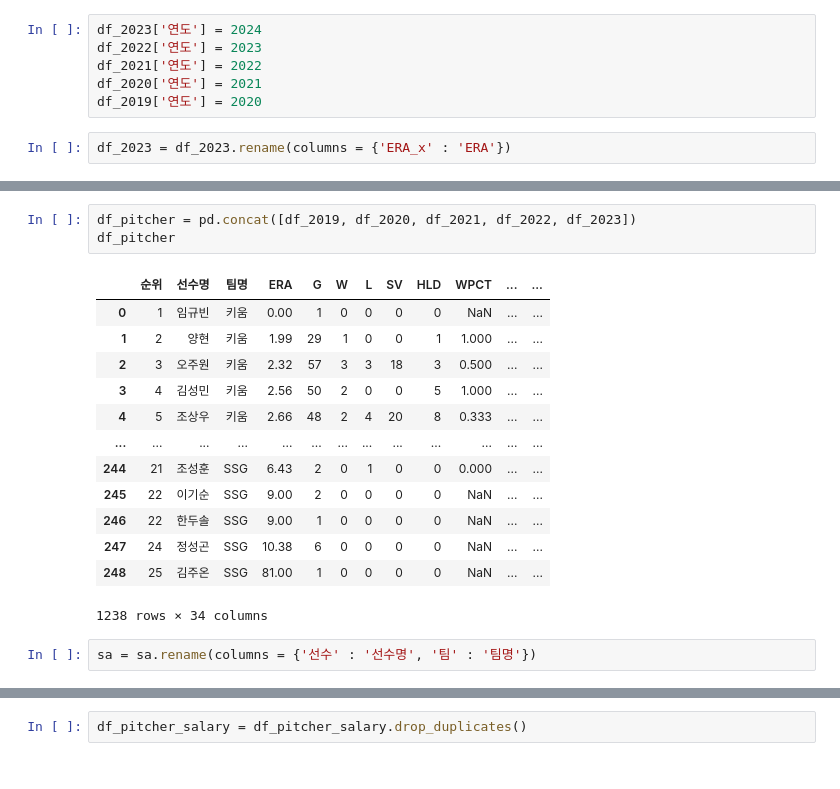
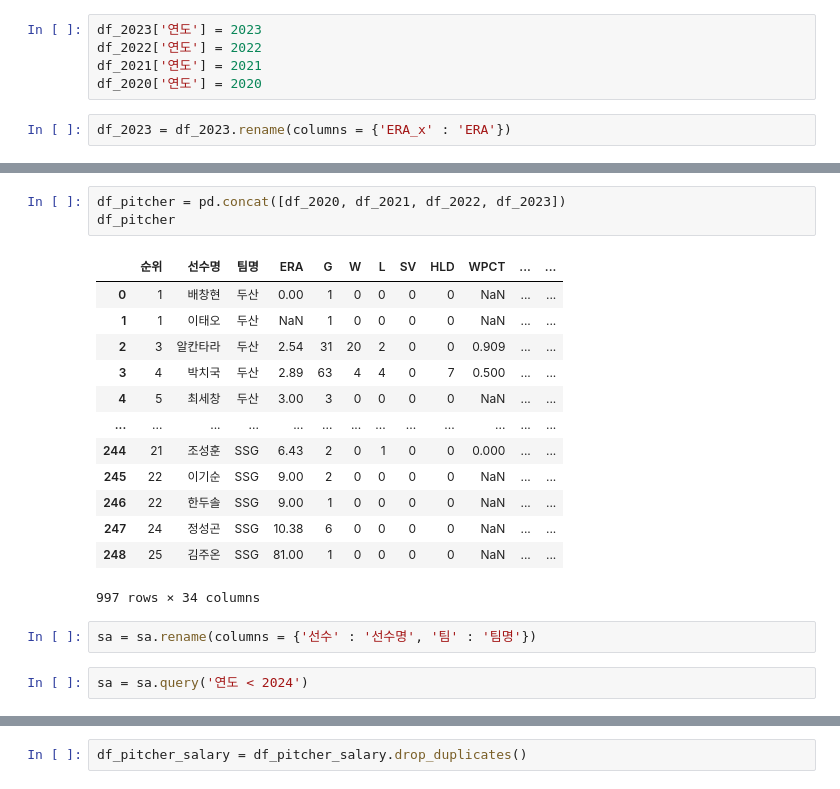
Before and after one commit to jayiuk/mid_project, a Jupyter notebook: data_check.ipynb, the cells around one changed output, grey strips where cells are left out. Cells and saved outputs as stored; diff of their text form.

```diff
--- a/data_check.ipynb
+++ b/data_check.ipynb
@@ -1359,10 +1359,9 @@ sa
 | 4204 | 신효수 | 2024 | 키움 | 1500 | 0.00 |
 4205 rows × 5 columns
 # %%
-df_2023['연도'] = 2024
-df_2022['연도'] = 2023
-df_2021['연도'] = 2022
-df_2020['연도'] = 2021
-df_2019['연도'] = 2020
+df_2023['연도'] = 2023
+df_2022['연도'] = 2022
+df_2021['연도'] = 2021
+df_2020['연도'] = 2020
 # %%
 df_2023 = df_2023.rename(columns = {'ERA_x' : 'ERA'})
@@ -1385,22 +1368,24 @@ df_2019
 # %%
-df_pitcher = pd.concat([df_2019, df_2020, df_2021, df_2022, df_2023])
+df_pitcher = pd.concat([df_2020, df_2021, df_2022, df_2023])
 df_pitcher
 # %% [output]
 |  | 순위 | 선수명 | 팀명 | ERA | G | W | L | SV | HLD | WPCT | ... | ... |
-| 0 | 1 | 임규빈 | 키움 | 0.00 | 1 | 0 | 0 | 0 | 0 | NaN | ... | ... |
-| 1 | 2 | 양현 | 키움 | 1.99 | 29 | 1 | 0 | 0 | 1 | 1.000 | ... | ... |
-| 2 | 3 | 오주원 | 키움 | 2.32 | 57 | 3 | 3 | 18 | 3 | 0.500 | ... | ... |
-| 3 | 4 | 김성민 | 키움 | 2.56 | 50 | 2 | 0 | 0 | 5 | 1.000 | ... | ... |
-| 4 | 5 | 조상우 | 키움 | 2.66 | 48 | 2 | 4 | 20 | 8 | 0.333 | ... | ... |
+| 0 | 1 | 배창현 | 두산 | 0.00 | 1 | 0 | 0 | 0 | 0 | NaN | ... | ... |
+| 1 | 1 | 이태오 | 두산 | NaN | 1 | 0 | 0 | 0 | 0 | NaN | ... | ... |
+| 2 | 3 | 알칸타라 | 두산 | 2.54 | 31 | 20 | 2 | 0 | 0 | 0.909 | ... | ... |
+| 3 | 4 | 박치국 | 두산 | 2.89 | 63 | 4 | 4 | 0 | 7 | 0.500 | ... | ... |
+| 4 | 5 | 최세창 | 두산 | 3.00 | 3 | 0 | 0 | 0 | 0 | NaN | ... | ... |
 | ... | ... | ... | ... | ... | ... | ... | ... | ... | ... | ... | ... | ... |
 | 244 | 21 | 조성훈 | SSG | 6.43 | 2 | 0 | 1 | 0 | 0 | 0.000 | ... | ... |
 | 245 | 22 | 이기순 | SSG | 9.00 | 2 | 0 | 0 | 0 | 0 | NaN | ... | ... |
 | 246 | 22 | 한두솔 | SSG | 9.00 | 1 | 0 | 0 | 0 | 0 | NaN | ... | ... |
 | 247 | 24 | 정성곤 | SSG | 10.38 | 6 | 0 | 0 | 0 | 0 | NaN | ... | ... |
 | 248 | 25 | 김주온 | SSG | 81.00 | 1 | 0 | 0 | 0 | 0 | NaN | ... | ... |
-1238 rows × 34 columns
+997 rows × 34 columns
 # %%
 sa = sa.rename(columns = {'선수' : '선수명', '팀' : '팀명'})
+# %%
+sa = sa.query('연도 < 2024')
 # %%
 df_pitcher_salary = pd.merge(df_pitcher, sa, on = ['연도', '선수명', '팀명'], how = 'left')
 df_pitcher_salary
```
Also changed, not shown: parts of 15 cells of this notebook, 3 other files.
